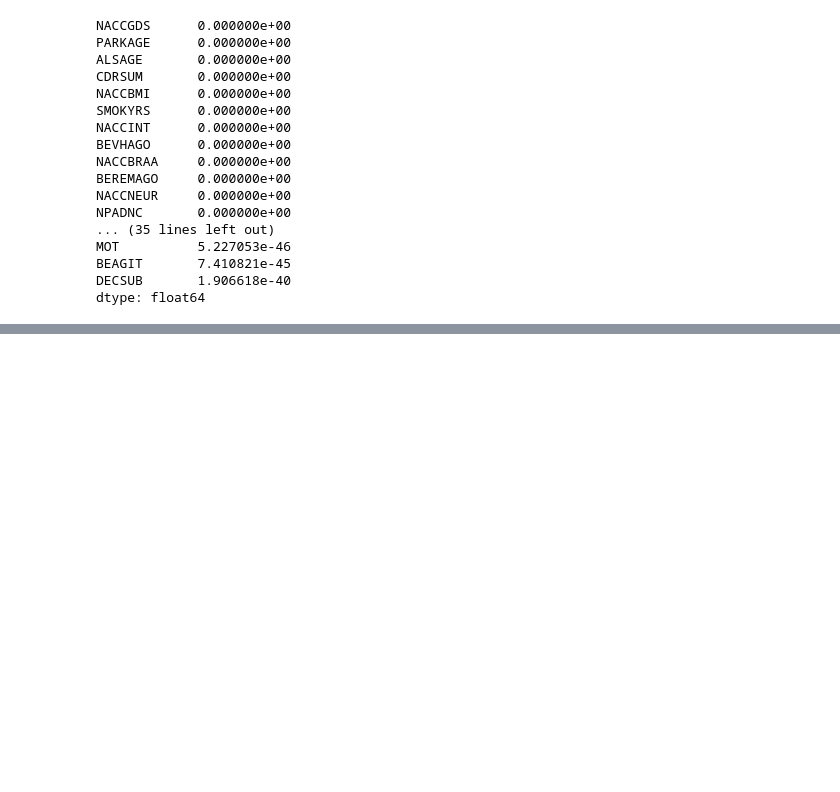
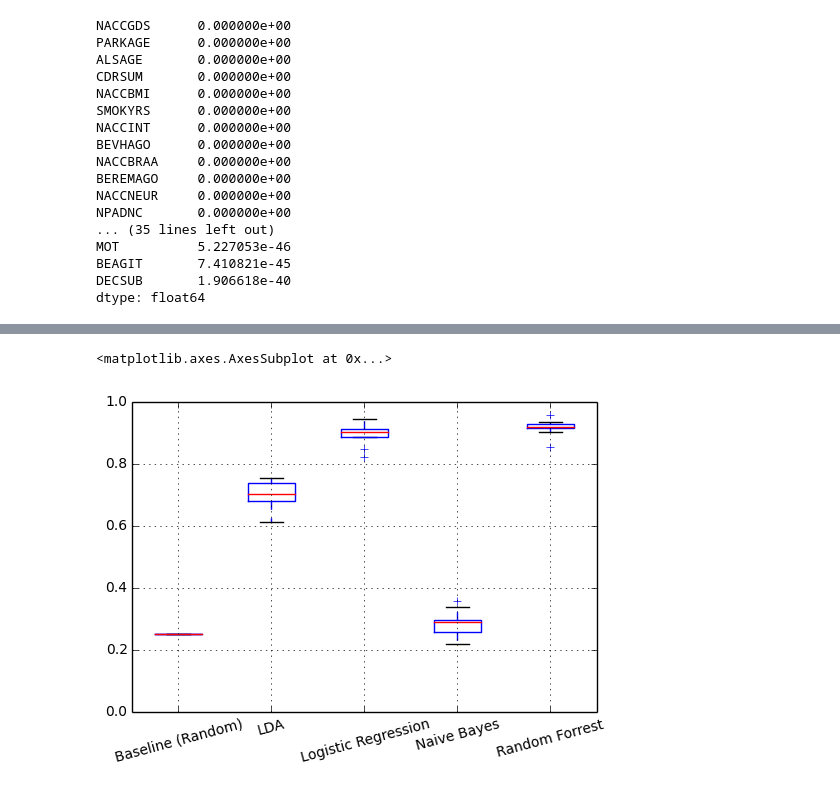
Before and after one commit to stefanik12/AHCT, a Jupyter notebook: attributes_analysis.ipynb, the cells around one changed output, grey strips where cells are left out. Cells and saved outputs as stored; diff of their text form; code cells hidden in the pictures; blank space fills up the shorter version.

```diff
--- a/attributes_analysis.ipynb
+++ b/attributes_analysis.ipynb
@@ -300,0 +325,12 @@ dtype: float64
+# %%
+# Tree Ensemble Classifier
+from sklearn.ensemble import RandomForestClassifier as Classifier
+method = "Random Forrest"
+# %%
+results[method] = []
+for train_coords, test_coords in StratifiedKFold(n_splits=10, shuffle=False).split(X ,y):
+    classifier = Classifier()
+    classifier.fit(X.iloc[train_coords], y.iloc[train_coords])
+    accuracy = classifier.score(X.iloc[test_coords], y.iloc[test_coords])
+    print accuracy
+    results[method].append(accuracy)
@@ -300,0 +348,12 @@ dtype: float64
+# %%
+# Baseline
+results["Baseline (Random)"] = [0.25 for _ in range(10)]
+# %%
+results_df = pd.DataFrame(results)
+# %%
+axes = plt.gca()
+axes.set_ylim([0,1])
+results_df.boxplot(figsize=(12, 3), rot=15)
+# %% [output]
+<matplotlib.axes.AxesSubplot at 0x...>
+[figure, added]
```
Also changed, not shown: parts of 10 cells of this notebook, 1 other file.
